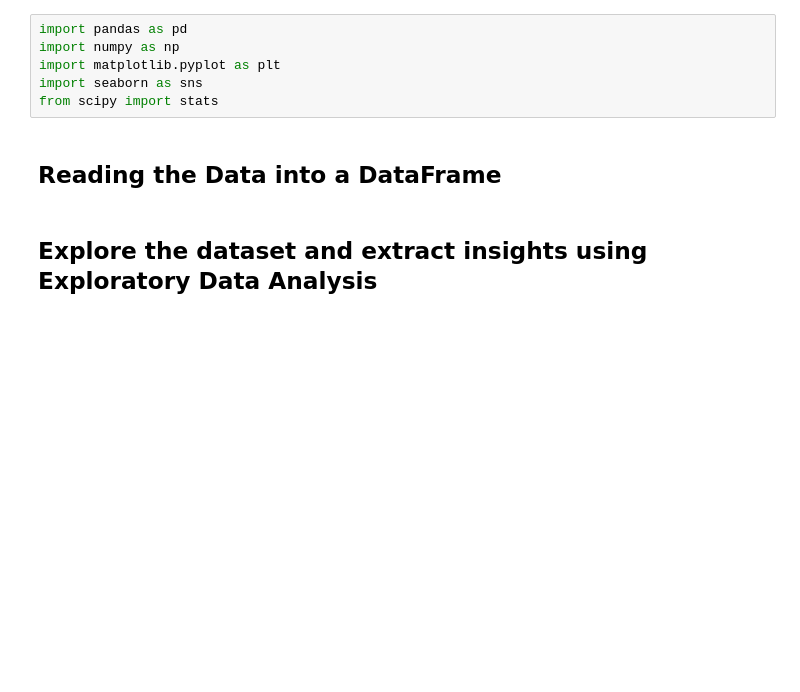
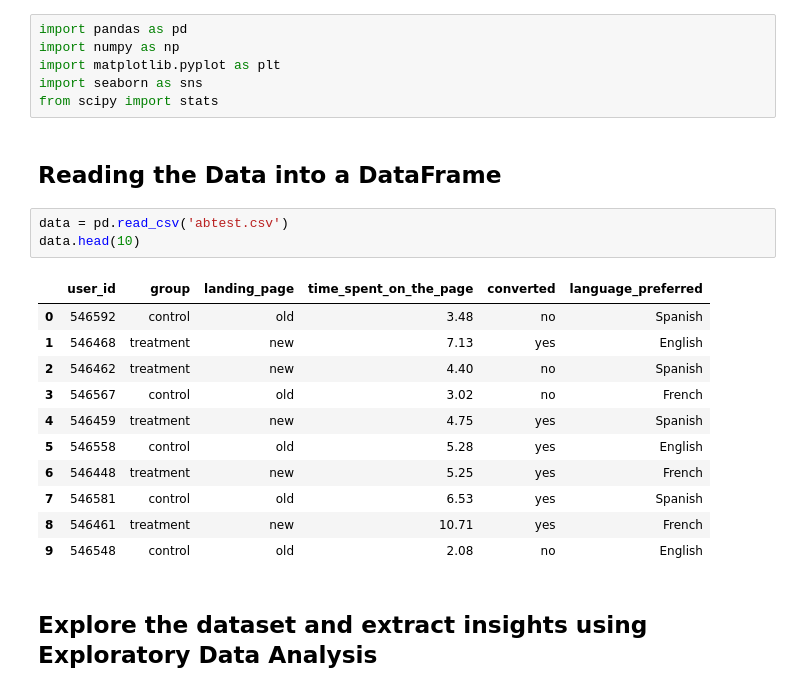
Before and after one commit to akatjizeu/Data-Science, a Jupyter notebook: deakin-bridging/business-stats/ENews_Express_Learner_Notebook_Full_Code.ipynb, the cells around one changed output. Cells and saved outputs as stored; diff of their text form; blank space fills up the shorter version.

```diff
--- a/deakin-bridging/business-stats/ENews_Express_Learner_Notebook_Full_Code.ipynb
+++ b/deakin-bridging/business-stats/ENews_Express_Learner_Notebook_Full_Code.ipynb
@@ -36,6 +38,21 @@ import seaborn as sns
 from scipy import stats
 # %% [markdown]
 ## Reading the Data into a DataFrame
+# %%
+data = pd.read_csv('abtest.csv')
+data.head(10)
+# %% [output]
+|  | user_id | group | landing_page | time_spent_on_the_page | converted | language_preferred |
+| 0 | 546592 | control | old | 3.48 | no | Spanish |
+| 1 | 546468 | treatment | new | 7.13 | yes | English |
+| 2 | 546462 | treatment | new | 4.40 | no | Spanish |
+| 3 | 546567 | control | old | 3.02 | no | French |
+| 4 | 546459 | treatment | new | 4.75 | yes | Spanish |
+| 5 | 546558 | control | old | 5.28 | yes | English |
+| 6 | 546448 | treatment | new | 5.25 | yes | French |
+| 7 | 546581 | control | old | 6.53 | yes | Spanish |
+| 8 | 546461 | treatment | new | 10.71 | yes | French |
+| 9 | 546548 | control | old | 2.08 | no | English |
 # %% [markdown]
 ## Explore the dataset and extract insights using Exploratory Data Analysis
 # %% [markdown]
```
Also changed, not shown: parts of 10 cells of this notebook.
